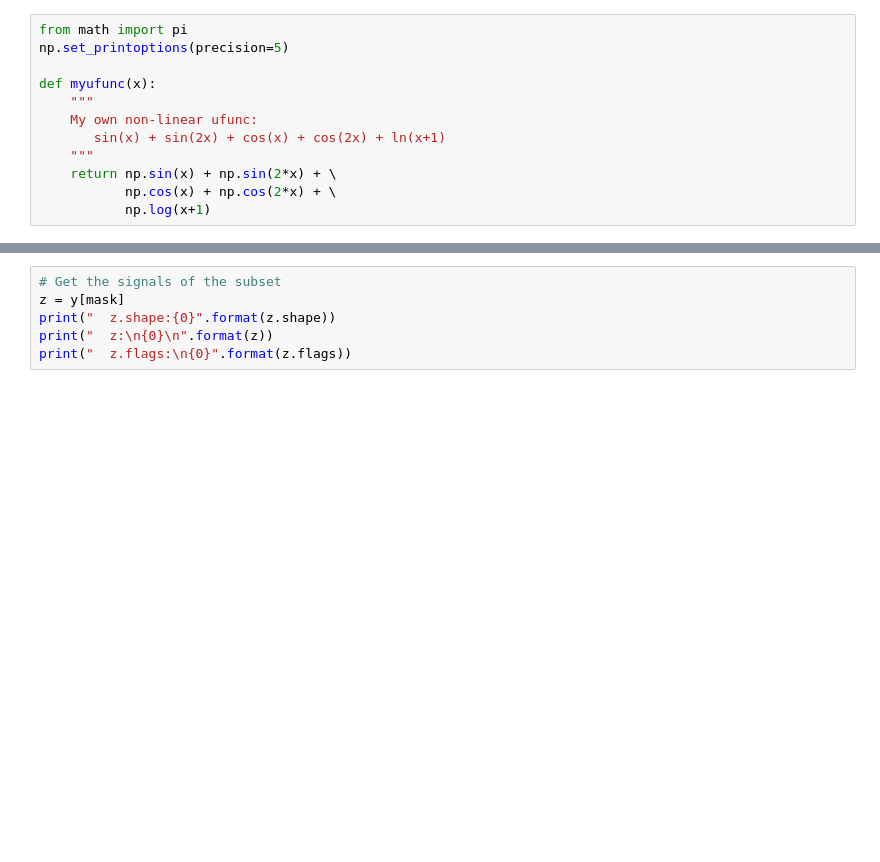
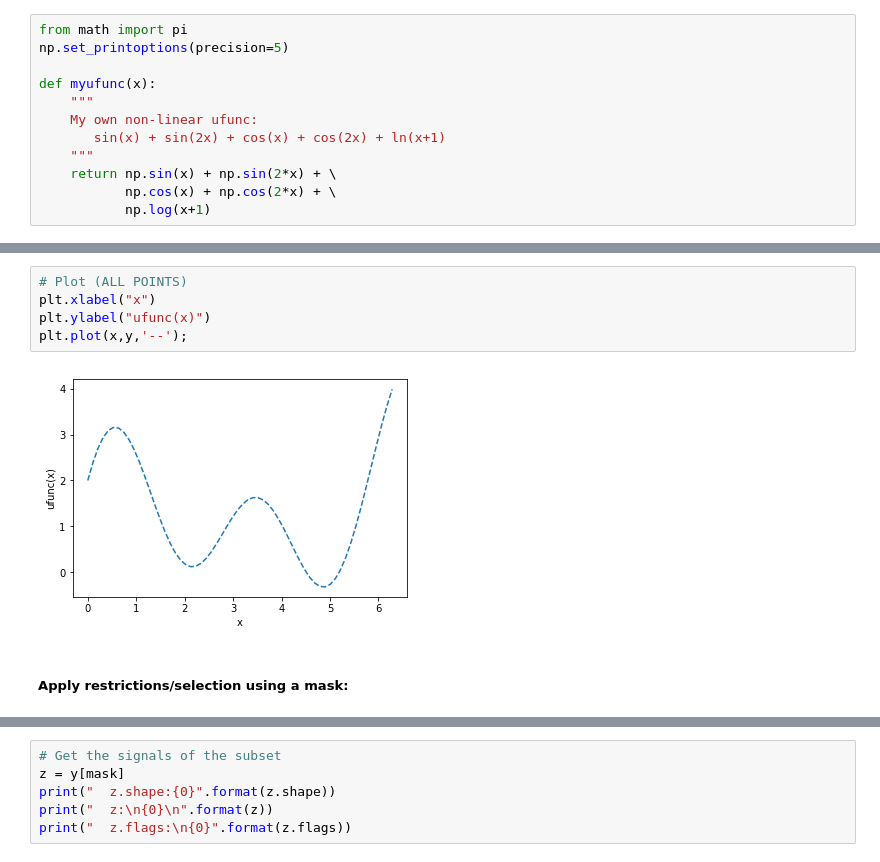
Before and after one commit to wcardoen/numpy-rmacc2020, a Jupyter notebook: notebooks/lec6.ipynb, the cells around one changed output, grey strips where cells are left out. Saved outputs shown, nothing was run; the diff lists cells and outputs as text; blank space fills up the shorter version.

```diff
--- a/notebooks/lec6.ipynb
+++ b/notebooks/lec6.ipynb
@@ -44,3 +69,12 @@ print("  y:\n{0}\n".format(y))
+# %%
+# Plot (ALL POINTS)
+plt.xlabel("x")
+plt.ylabel("ufunc(x)")
+plt.plot(x,y,'--');
+# %% [output]
+[figure, added]
+# %% [markdown]
+##### Apply restrictions/selection using a mask:
 # %%
 # Apply mask to the signal
 mask = (y>1.) & (y<3.)   # DO NOT FORGET the Round Brackets => ERROR!
```
Also changed, not shown: parts of 6 cells of this notebook, 1 other file.
